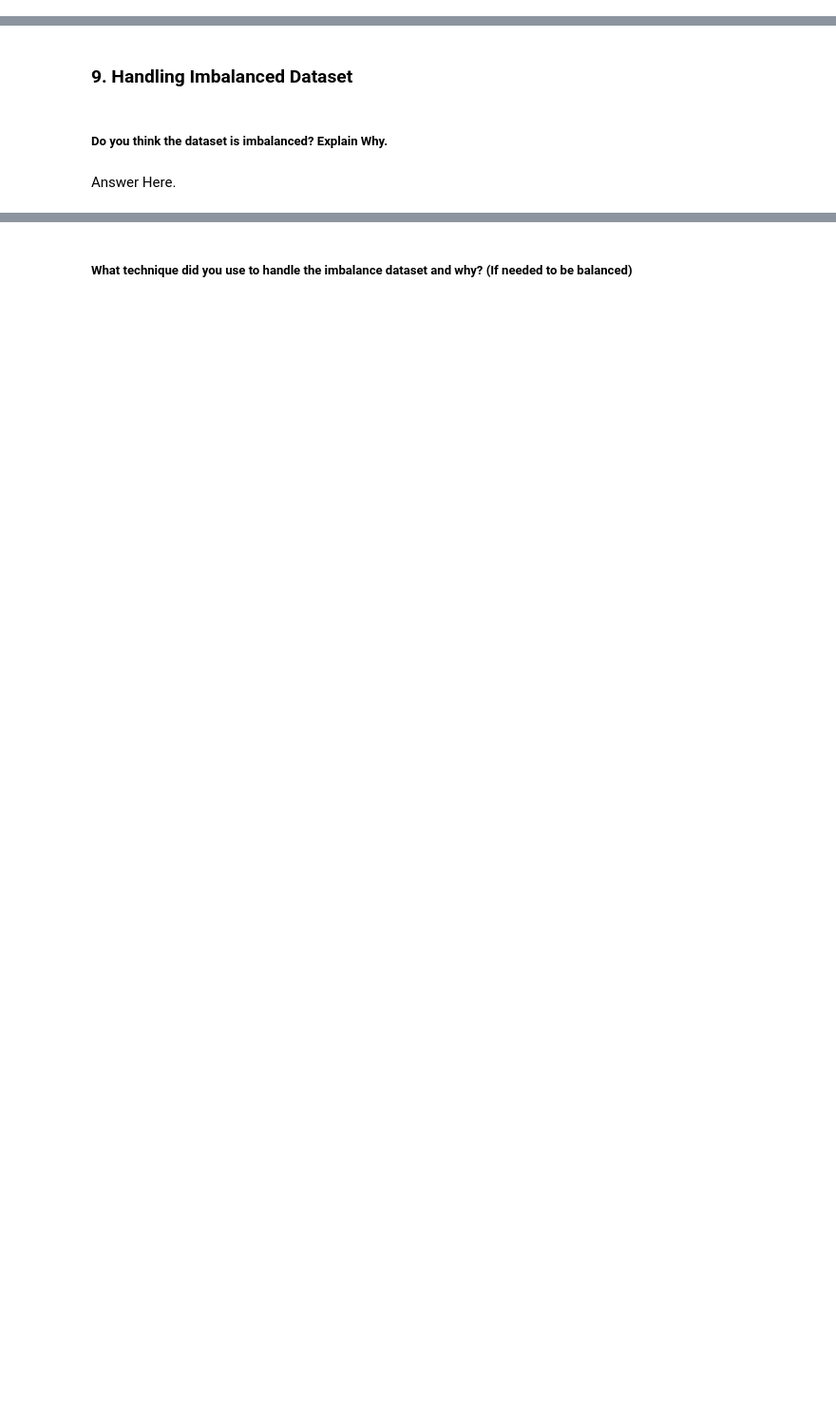
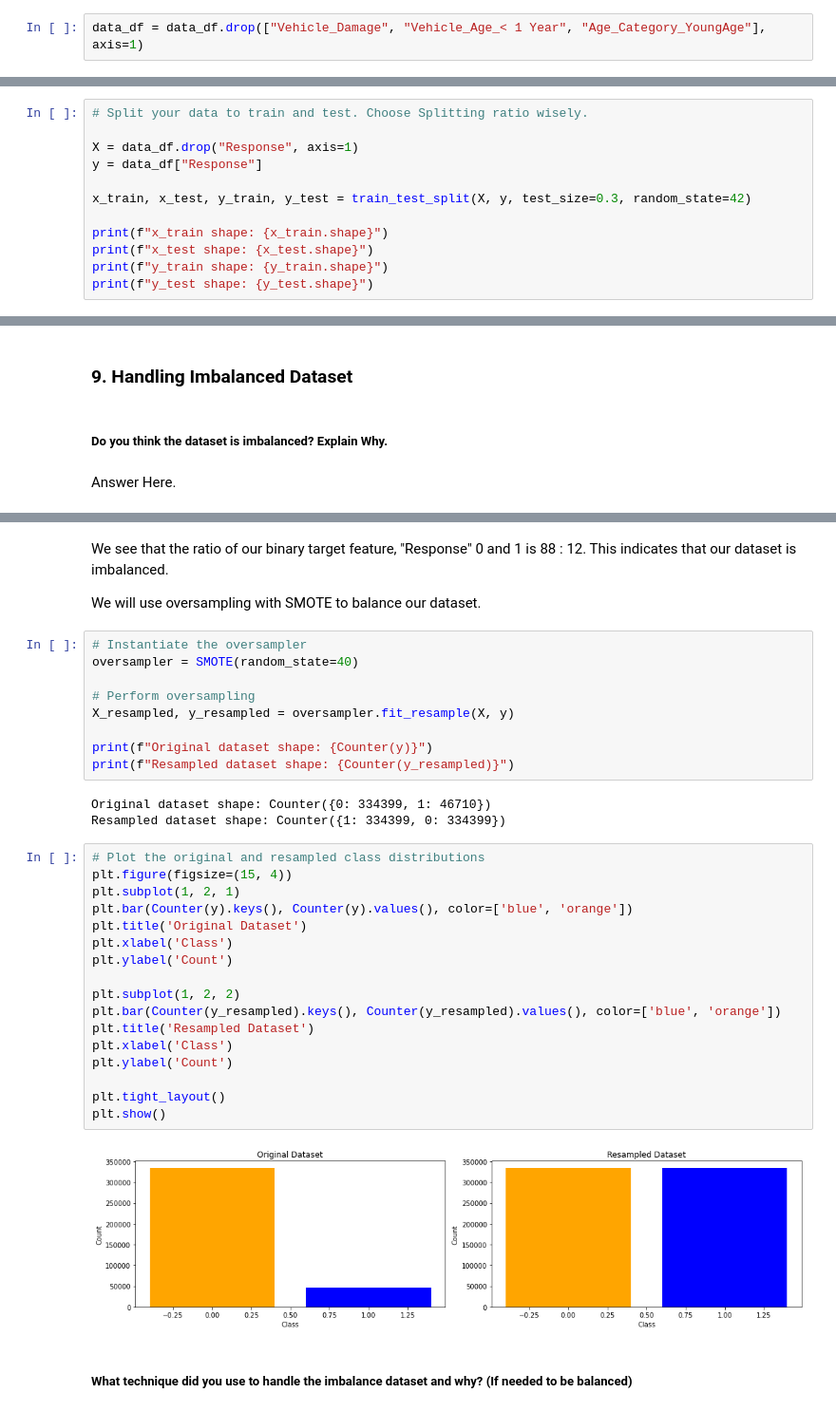
Before and after one commit to AimanSahay/ML-Project---Insurance-Cross-Sell-Prediction, a Jupyter notebook: ML Project_Insurance Cross Sell Prediction.ipynb, the cells around one changed output, grey strips where cells are left out. Shown at 95% size. Saved outputs shown, nothing was run; the diff lists cells and outputs as text; blank space fills up the shorter version.

```diff
--- a/ML Project_Insurance Cross Sell Prediction.ipynb
+++ b/ML Project_Insurance Cross Sell Prediction.ipynb
@@ -1582 +1741,3 @@ Answer Here.
+# %%
+data_df = data_df.drop(["Vehicle_Damage", "Vehicle_Age_< 1 Year", "Age_Category_YoungAge"], axis=1)
 # %%
@@ -1591,0 +1770,12 @@ Answer Here.
+# %%
+# Split your data to train and test. Choose Splitting ratio wisely.
+
+X = data_df.drop("Response", axis=1)
+y = data_df["Response"]
+
+x_train, x_test, y_train, y_test = train_test_split(X, y, test_size=0.3, random_state=42)
+
+print(f"x_train shape: {x_train.shape}")
+print(f"x_test shape: {x_test.shape}")
+print(f"y_train shape: {y_train.shape}")
+print(f"y_test shape: {y_test.shape}")
@@ -1604,2 +1808,37 @@ Answer Here.
+# %% [markdown]
+We see that the ratio of our binary target feature, "Response" 0 and 1 is 88 : 12. This indicates that our dataset is imbalanced.
+
+We will use oversampling with SMOTE to balance our dataset.
+# %%
+# Instantiate the oversampler
+oversampler = SMOTE(random_state=40)
+
+# Perform oversampling
+X_resampled, y_resampled = oversampler.fit_resample(X, y)
+
+print(f"Original dataset shape: {Counter(y)}")
+print(f"Resampled dataset shape: {Counter(y_resampled)}")
+# %% [output]
+Original dataset shape: Counter({0: 334399, 1: 46710})
+Resampled dataset shape: Counter({1: 334399, 0: 334399})
+# %%
+# Plot the original and resampled class distributions
+plt.figure(figsize=(15, 4))
+plt.subplot(1, 2, 1)
+plt.bar(Counter(y).keys(), Counter(y).values(), color=['blue', 'orange'])
+plt.title('Original Dataset')
+plt.xlabel('Class')
+plt.ylabel('Count')
+
+plt.subplot(1, 2, 2)
+plt.bar(Counter(y_resampled).keys(), Counter(y_resampled).values(), color=['blue', 'orange'])
+plt.title('Resampled Dataset')
+plt.xlabel('Class')
+plt.ylabel('Count')
+
+plt.tight_layout()
+plt.show()
+# %% [output]
+[figure, added]
 # %% [markdown]
 ##### What technique did you use to handle the imbalance dataset and why? (If needed to be balanced)
```
Also changed, not shown: parts of 65 cells of this notebook.
